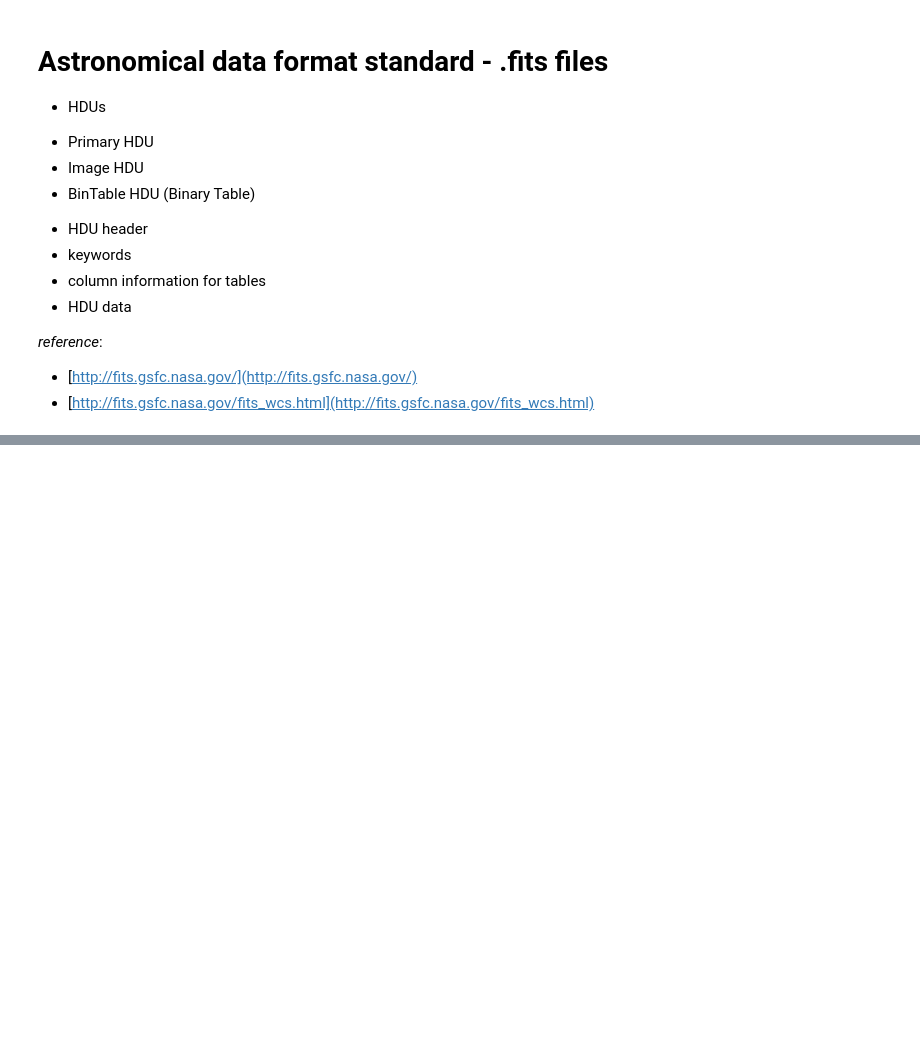
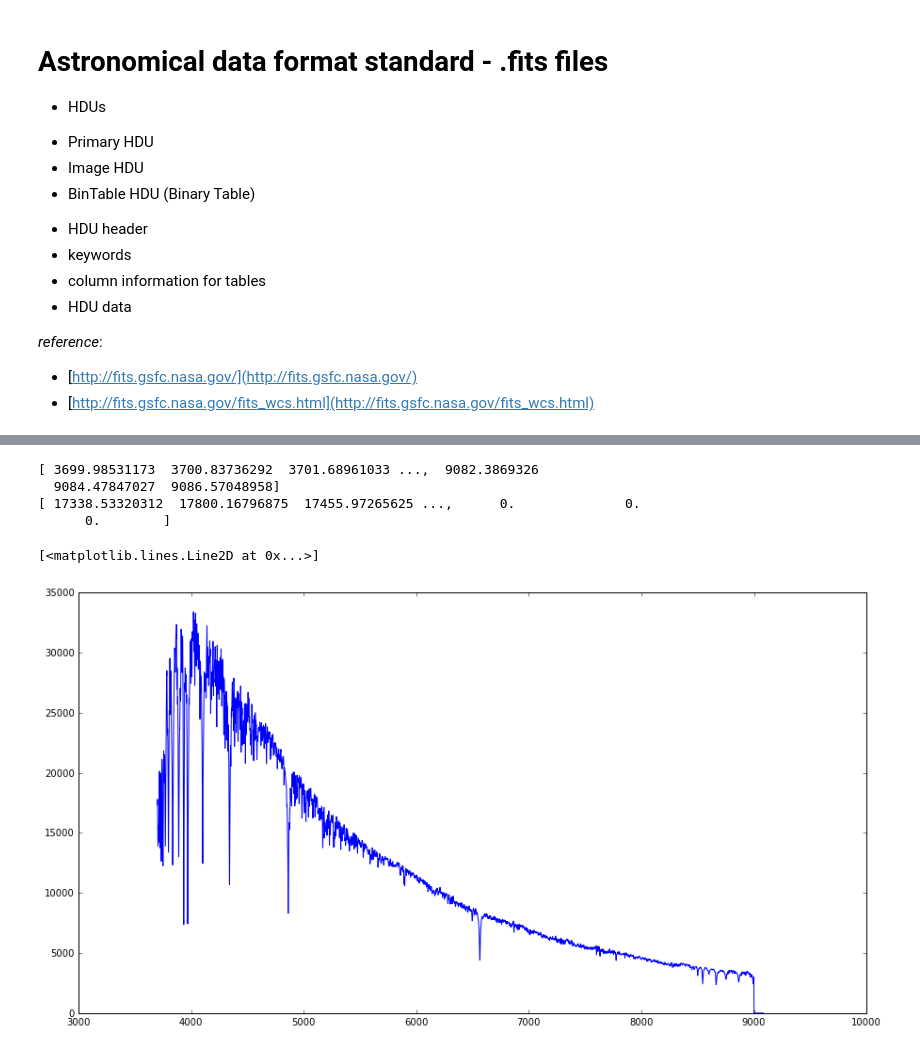
Before and after one commit to hypergravity/cham_hates_python, a Jupyter notebook: cham_teaches_python_05_astronomical_data_processing.ipynb, the cells around one changed output, grey strips where cells are left out. Drawn from its saved outputs; the diff is of its cells as text; code cells hidden in the pictures; blank space fills up the shorter version.

```diff
--- a/cham_teaches_python_05_astronomical_data_processing.ipynb
+++ b/cham_teaches_python_05_astronomical_data_processing.ipynb
@@ -68,0 +47,6 @@ aplpy, healpy,
+# %%
+%pylab inline
+from astropy.io import fits
+
+# read hdu list
+hl = fits.open('./data/lamost_dr2_spectra/spec-55892-F9205_sp09-174.fits')
@@ -68,0 +98,23 @@ aplpy, healpy,
+# %%
+# transform data to WVS coordinates
+naxis1 = hl[0].header['NAXIS1']
+crval1 = hl[0].header['CRVAL1']
+crpix1 = hl[0].header['CRPIX1']
+cdelt1 = hl[0].header['CD1_1']
+
+wave = 10**( crval1 + (np.arange(naxis1)+1-crpix1)*cdelt1)
+print wave
+
+flux = hl[0].data[0,:]
+print flux
+# %% [output]
+[ 3699.98531173  3700.83736292  3701.68961033 ...,  9082.3869326
+  9084.47847027  9086.57048958]
+[ 17338.53320312  17800.16796875  17455.97265625 ...,      0.              0.
+      0.        ]
+# %%
+fig = plt.figure(figsize=(15,8 ))
+plt.plot(wave, flux)
+# %% [output]
+[<matplotlib.lines.Line2D at 0x...>]
+[figure, added]
```
Also changed, not shown: parts of 11 cells of this notebook, 5 other files.
